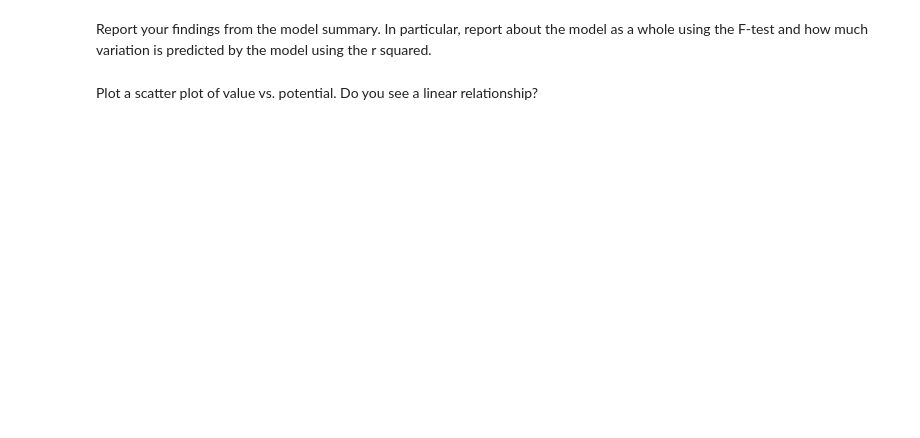
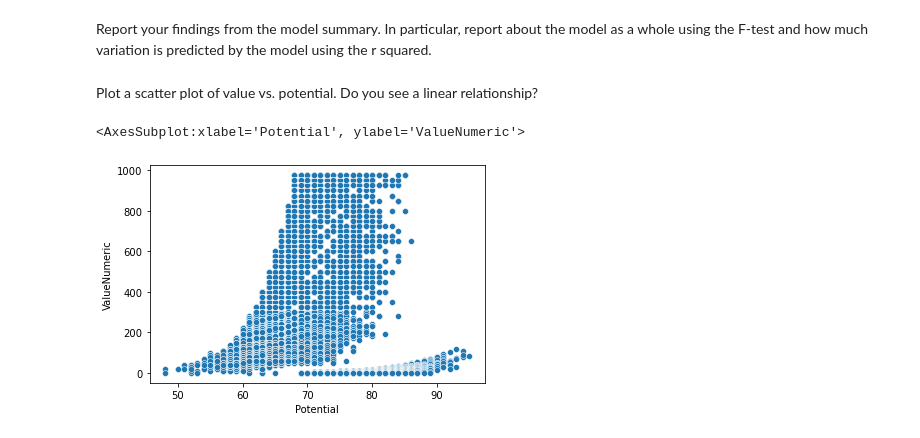
Before and after one commit to ironhack-bcn-data-pt/35-lab-correlation-tests-with-scipy, a Jupyter notebook: your-code/main.ipynb, the cells around one changed output. Saved outputs shown, nothing was run; the diff lists cells and outputs as text; code cells hidden in the pictures; blank space fills up the shorter version.

```diff
--- a/your-code/main.ipynb
+++ b/your-code/main.ipynb
@@ -100,0 +120,2 @@ We'll start by ensuring there are no missing values. Examine all variables for a
+# %%
+fifa = fifa.dropna(how='any',axis=0)
@@ -122,0 +215,7 @@ Plot a scatter plot of value vs. potential. Do you see a linear relationship?
+# %%
+# Your code here:
+import seaborn as sns
+sns.scatterplot(data=fifa, x='Potential', y='ValueNumeric')
+# %% [output]
+<AxesSubplot:xlabel='Potential', ylabel='ValueNumeric'>
+[figure, added]
```
Also changed, not shown: parts of 12 cells of this notebook.
